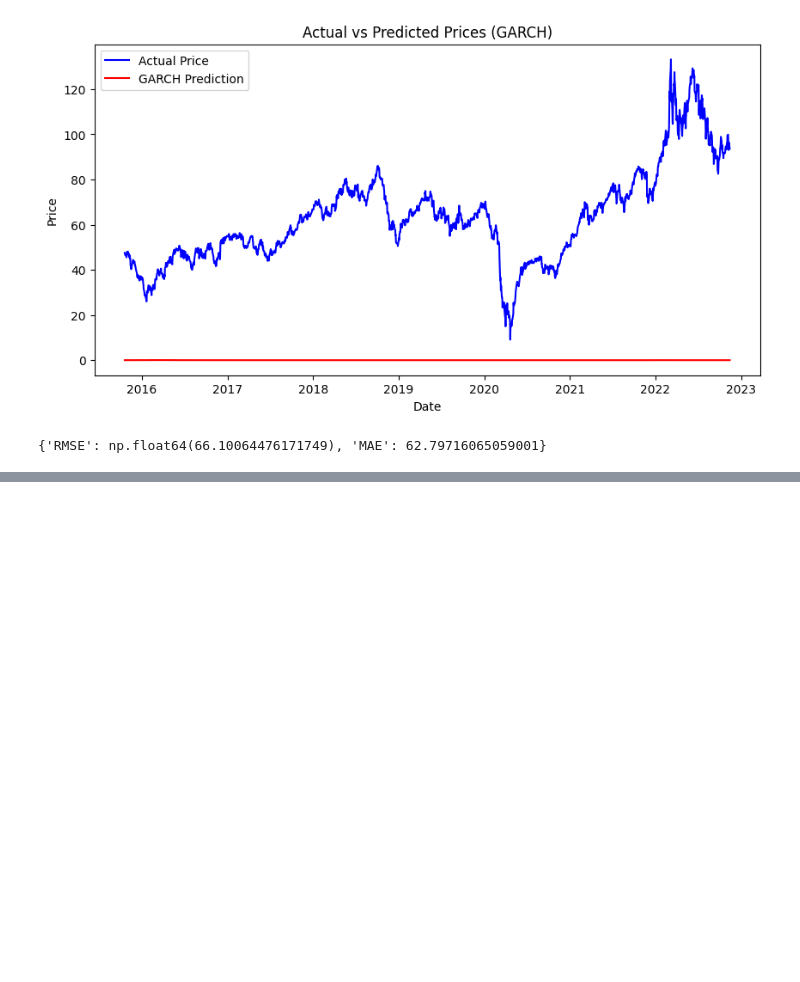
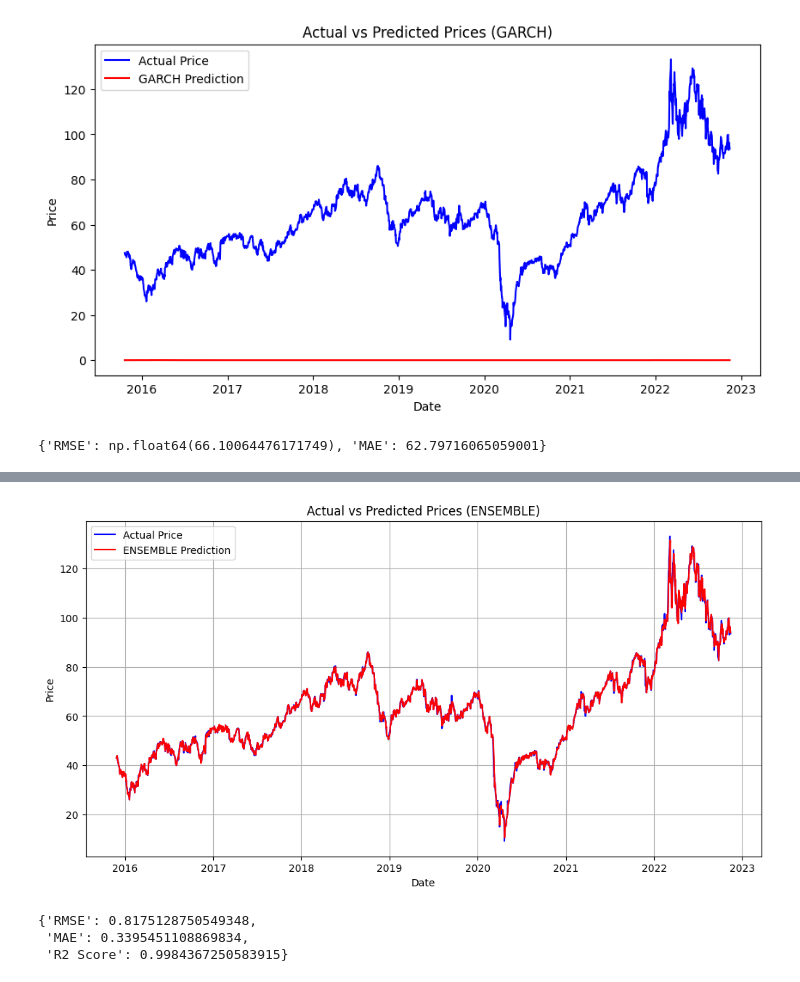
Before and after one commit to Naod-Demissie/Brent-Oil-Price-Prediction-Final, a Jupyter notebook: notebooks/4.0-model-evaluation.ipynb, the cells around one changed output, grey strips where cells are left out. Cells and saved outputs as stored; diff of their text form; code cells hidden in the pictures; blank space fills up the shorter version.

```diff
--- a/notebooks/4.0-model-evaluation.ipynb
+++ b/notebooks/4.0-model-evaluation.ipynb
@@ -53,0 +73,7 @@ model.evaluate_model("random_forest")
+# %%
+model.evaluate_model("ensemble")
+# %% [output]
+[figure, added]
+{'RMSE': 0.8175128750549348,
+ 'MAE': 0.3395451108869834,
+ 'R2 Score': 0.9984367250583915}
```
Also changed, not shown: parts of 3 cells of this notebook.
